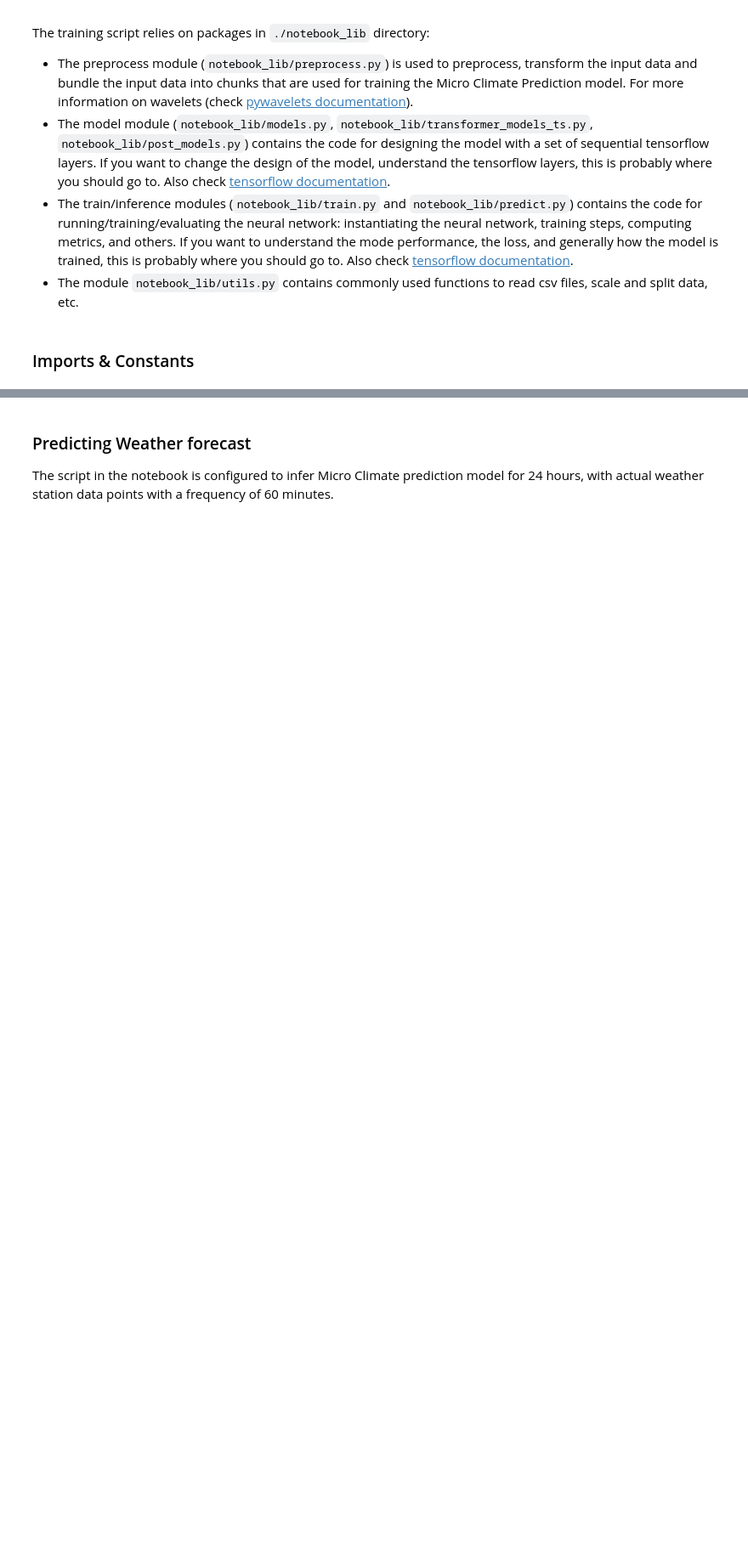
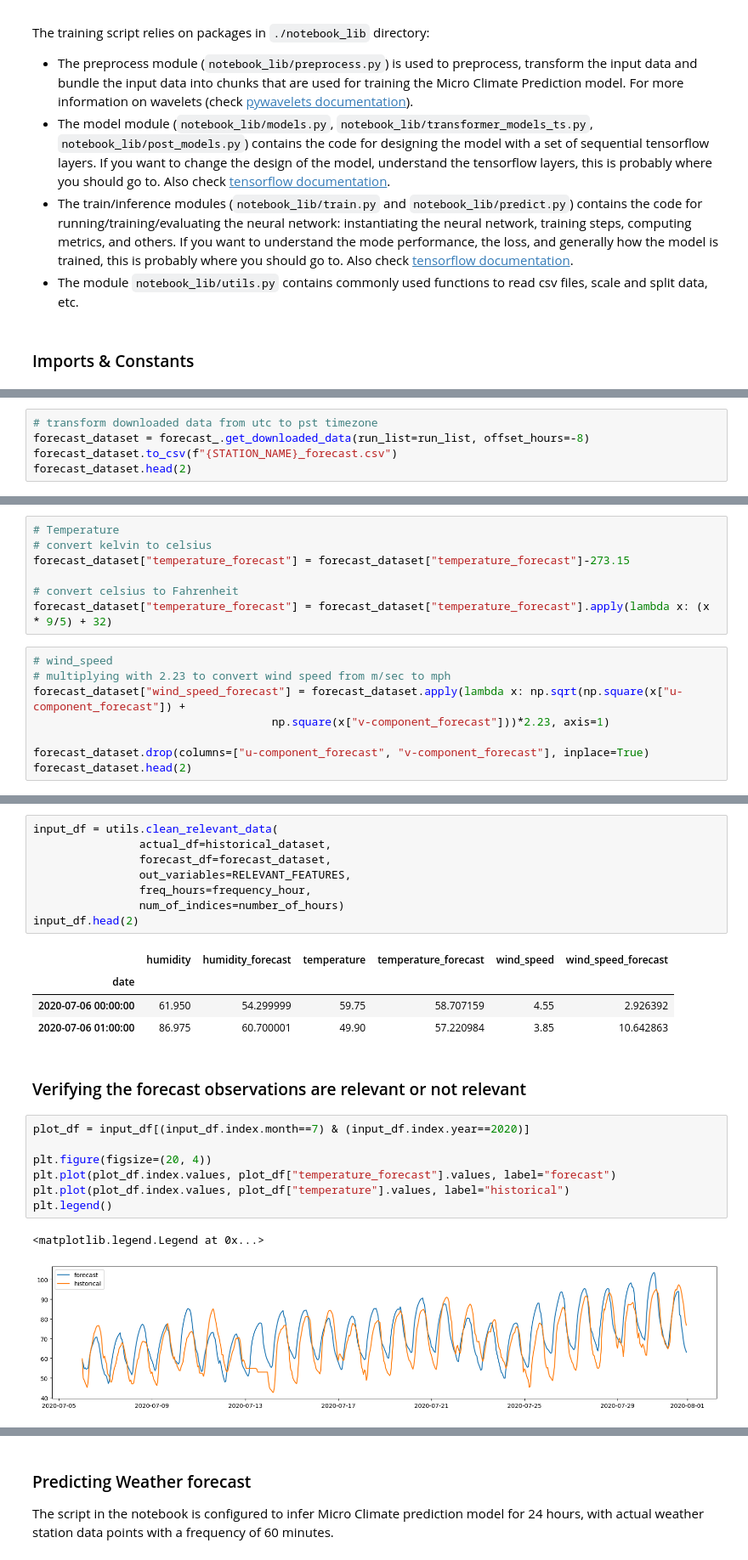
Before and after one commit to microsoft/farmvibes-ai, a Jupyter notebook: notebooks/deepmc/mc_forecast.ipynb, the cells around one changed output, grey strips where cells are left out. Shown at 85% size. Drawn from its saved outputs; the diff is of its cells as text; blank space fills up the shorter version.

```diff
--- a/notebooks/deepmc/mc_forecast.ipynb
+++ b/notebooks/deepmc/mc_forecast.ipynb
@@ -239,0 +226,5 @@ WARNING:absl:<notebook_lib.transformer_models_ts.MultiHeadAttention object at 0x
+# %%
+# transform downloaded data from utc to pst timezone
+forecast_dataset = forecast_.get_downloaded_data(run_list=run_list, offset_hours=-8)
+forecast_dataset.to_csv(f"{STATION_NAME}_forecast.csv")
+forecast_dataset.head(2)
@@ -239,0 +247,15 @@ WARNING:absl:<notebook_lib.transformer_models_ts.MultiHeadAttention object at 0x
+# %%
+# Temperature
+# convert kelvin to celsius
+forecast_dataset["temperature_forecast"] = forecast_dataset["temperature_forecast"]-273.15
+
+# convert celsius to Fahrenheit
+forecast_dataset["temperature_forecast"] = forecast_dataset["temperature_forecast"].apply(lambda x: (x * 9/5) + 32)
+# %%
+# wind_speed
+# multiplying with 2.23 to convert wind speed from m/sec to mph
+forecast_dataset["wind_speed_forecast"] = forecast_dataset.apply(lambda x: np.sqrt(np.square(x["u-component_forecast"]) +
+                                    np.square(x["v-component_forecast"]))*2.23, axis=1)
+
+forecast_dataset.drop(columns=["u-component_forecast", "v-component_forecast"], inplace=True)
+forecast_dataset.head(2)
@@ -239,0 +267,25 @@ WARNING:absl:<notebook_lib.transformer_models_ts.MultiHeadAttention object at 0x
+# %%
+input_df = utils.clean_relevant_data(
+                actual_df=historical_dataset,
+                forecast_df=forecast_dataset,
+                out_variables=RELEVANT_FEATURES,
+                freq_hours=frequency_hour,
+                num_of_indices=number_of_hours)
+input_df.head(2)
+# %% [output]
+|  | humidity | humidity_forecast | temperature | temperature_forecast | wind_speed | wind_speed_forecast |
+| date |  |  |  |  |  |  |
+| 2020-07-06 00:00:00 | 61.950 | 54.299999 | 59.75 | 58.707159 | 4.55 | 2.926392 |
+| 2020-07-06 01:00:00 | 86.975 | 60.700001 | 49.90 | 57.220984 | 3.85 | 10.642863 |
+# %% [markdown]
+### Verifying the forecast observations are relevant or not relevant
+# %%
+plot_df = input_df[(input_df.index.month==7) & (input_df.index.year==2020)]
+
+plt.figure(figsize=(20, 4))
+plt.plot(plot_df.index.values, plot_df["temperature_forecast"].values, label="forecast")
+plt.plot(plot_df.index.values, plot_df["temperature"].values, label="historical")
+plt.legend()
+# %% [output]
+<matplotlib.legend.Legend at 0x...>
+[figure, added]
```
Also changed, not shown: parts of 68 cells of this notebook, 44 other files.
